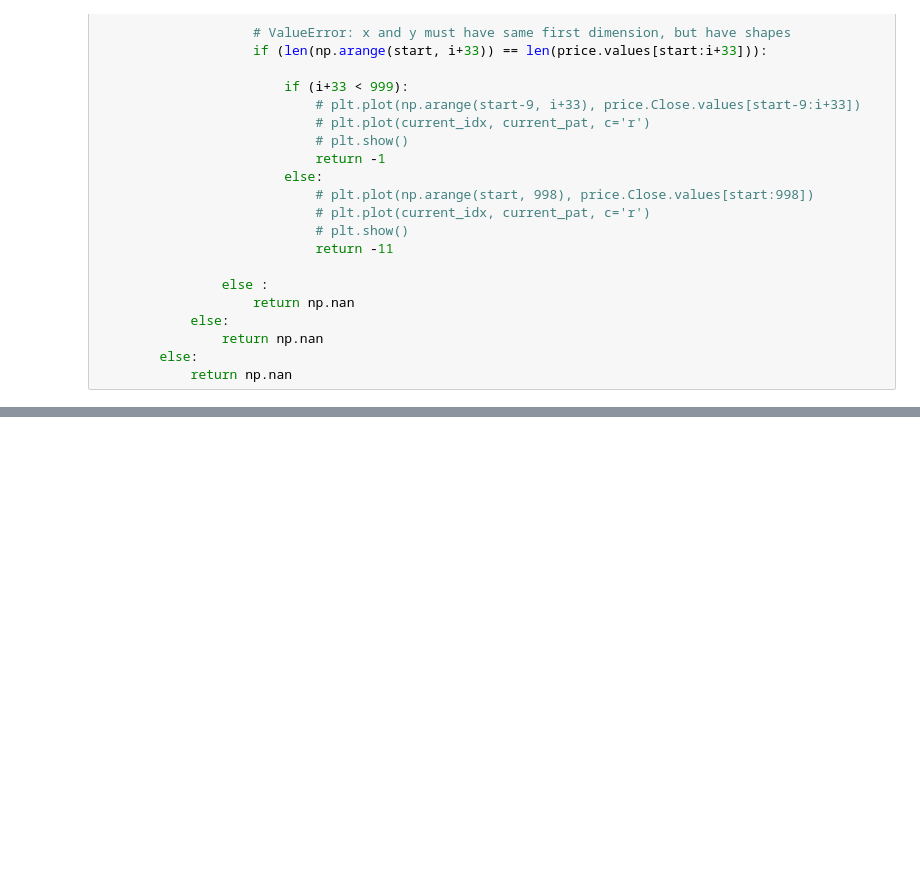
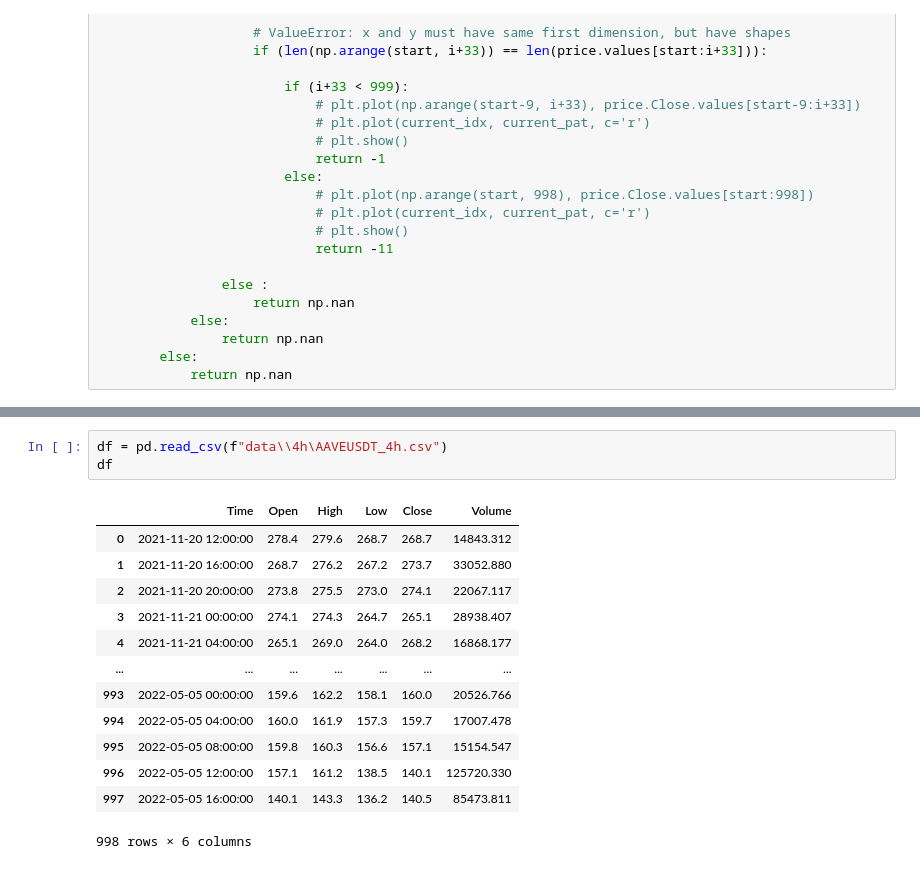
Before and after one commit to elcreek/work, a Jupyter notebook: harmonicsV2.ipynb, the cells around one changed output, grey strips where cells are left out. Cells and saved outputs as stored; diff of their text form; blank space fills up the shorter version.

```diff
--- a/harmonicsV2.ipynb
+++ b/harmonicsV2.ipynb
@@ -243,0 +282,17 @@ for i in range(100, len(price)):
+# %%
+df = pd.read_csv(f"data\\4h\AAVEUSDT_4h.csv")
+df
+# %% [output]
+|  | Time | Open | High | Low | Close | Volume |
+| 0 | 2021-11-20 12:00:00 | 278.4 | 279.6 | 268.7 | 268.7 | 14843.312 |
+| 1 | 2021-11-20 16:00:00 | 268.7 | 276.2 | 267.2 | 273.7 | 33052.880 |
+| 2 | 2021-11-20 20:00:00 | 273.8 | 275.5 | 273.0 | 274.1 | 22067.117 |
+| 3 | 2021-11-21 00:00:00 | 274.1 | 274.3 | 264.7 | 265.1 | 28938.407 |
+| 4 | 2021-11-21 04:00:00 | 265.1 | 269.0 | 264.0 | 268.2 | 16868.177 |
+| ... | ... | ... | ... | ... | ... | ... |
+| 993 | 2022-05-05 00:00:00 | 159.6 | 162.2 | 158.1 | 160.0 | 20526.766 |
+| 994 | 2022-05-05 04:00:00 | 160.0 | 161.9 | 157.3 | 159.7 | 17007.478 |
+| 995 | 2022-05-05 08:00:00 | 159.8 | 160.3 | 156.6 | 157.1 | 15154.547 |
+| 996 | 2022-05-05 12:00:00 | 157.1 | 161.2 | 138.5 | 140.1 | 125720.330 |
+| 997 | 2022-05-05 16:00:00 | 140.1 | 143.3 | 136.2 | 140.5 | 85473.811 |
+998 rows × 6 columns
```
Also changed, not shown: parts of 4 cells of this notebook, 3 other files.
